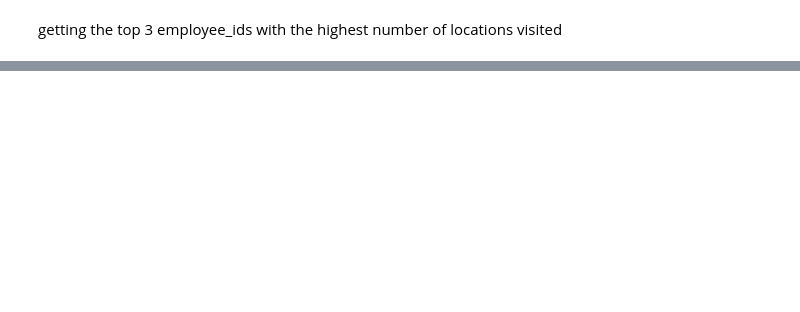
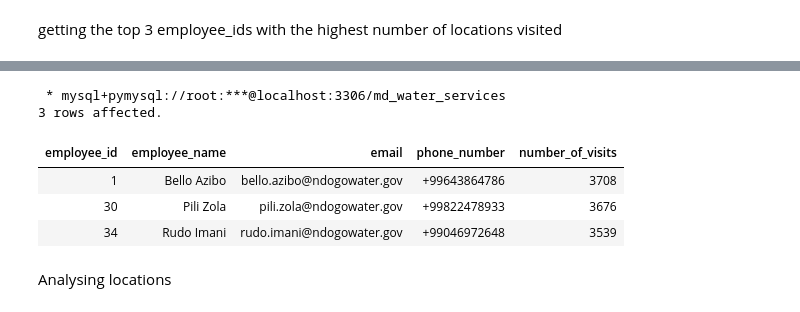
Before and after one commit to allan-bit-web/data_driven_journey_in_Maji_ndogo, a Jupyter notebook: maji_ndogo_water_crisis_part2 .ipynb, the cells around one changed output, grey strips where cells are left out. Cells and saved outputs as stored; diff of their text form; code cells hidden in the pictures; blank space fills up the shorter version.

```diff
--- a/maji_ndogo_water_crisis_part2 .ipynb
+++ b/maji_ndogo_water_crisis_part2 .ipynb
@@ -252,0 +341,24 @@ getting the top 3 employee_ids with the highest number of locations visited
+# %%
+%%sql
+
+SELECT DISTINCT
+    v.assigned_employee_id AS employee_id ,
+     e.employee_name,
+     e.email AS email,
+     e.phone_number AS phone_number,
+    COUNT(visit_count) AS number_of_visits
+FROM
+     visits v,employee e
+WHERE v.assigned_employee_id = e.assigned_employee_id
+GROUP BY employee_id
+ORDER BY number_of_visits DESC
+LIMIT 3;
+# %% [output]
+ * mysql+pymysql://root:***@localhost:3306/md_water_services
+3 rows affected.
+| employee_id | employee_name | email | phone_number | number_of_visits |
+| 1 | Bello Azibo | bello.azibo@ndogowater.gov | +99643864786 | 3708 |
+| 30 | Pili Zola | pili.zola@ndogowater.gov | +99822478933 | 3676 |
+| 34 | Rudo Imani | rudo.imani@ndogowater.gov | +99046972648 | 3539 |
+# %% [markdown]
+Analysing locations
```
Also changed, not shown: parts of 6 cells of this notebook.
